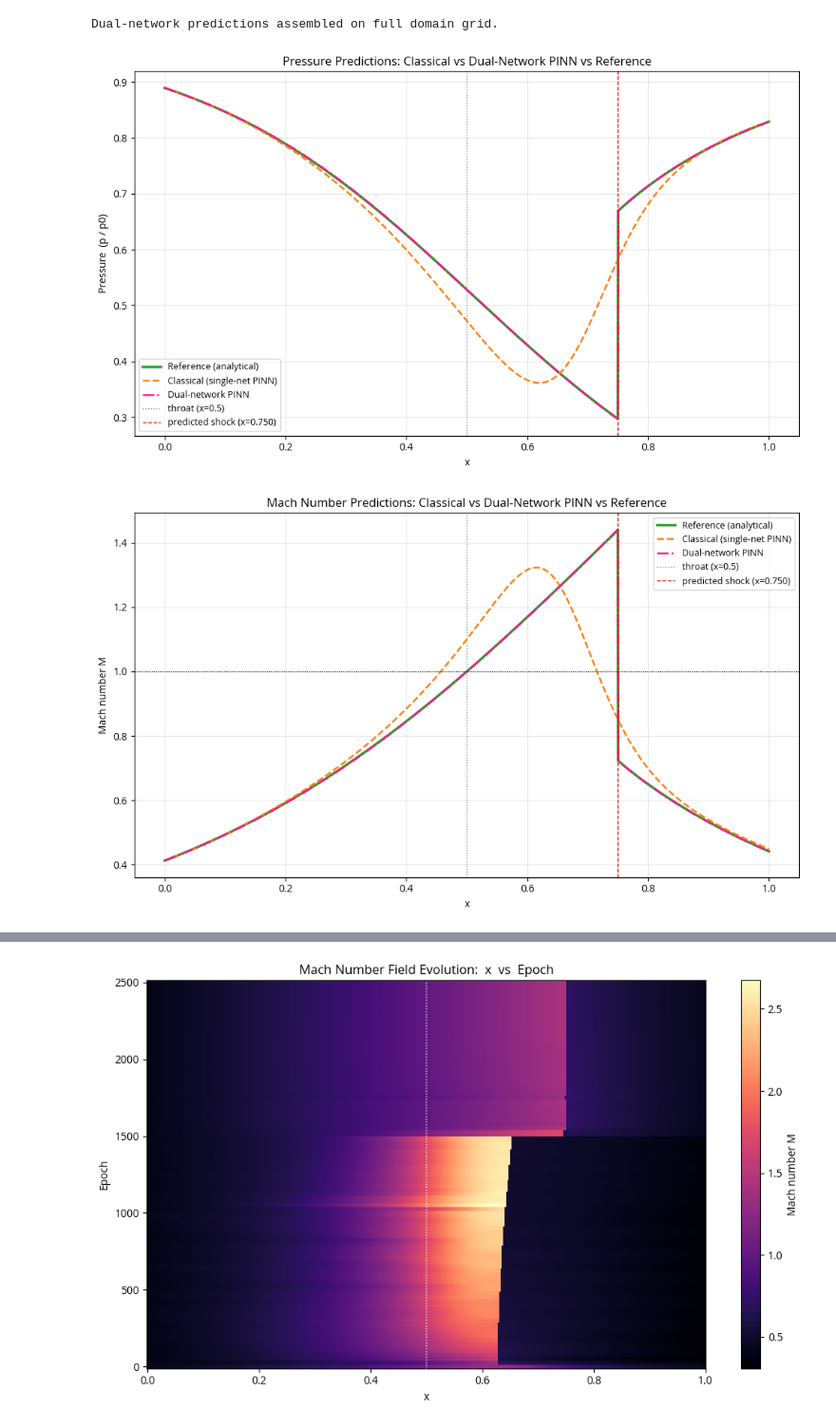
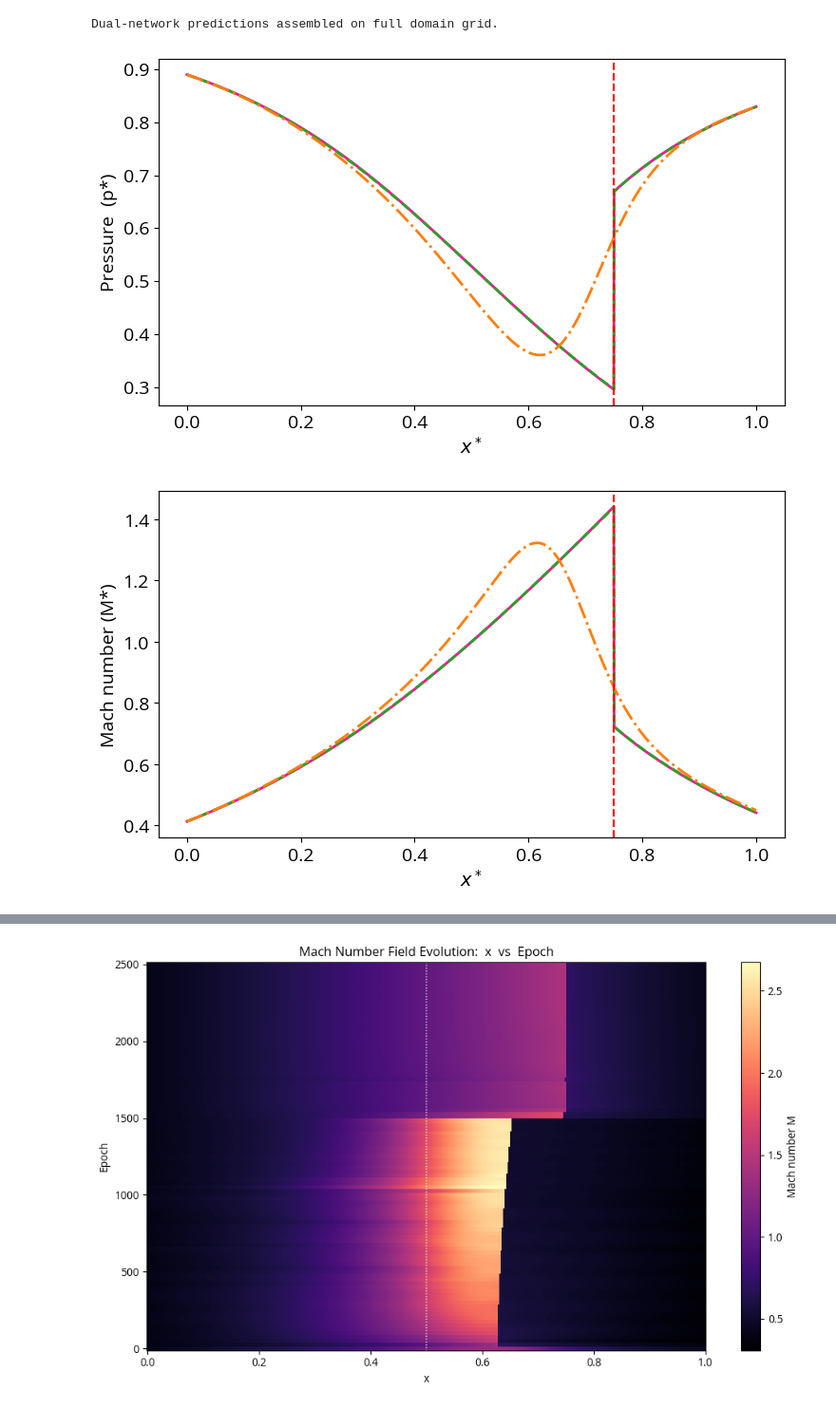
Before and after one commit to Lofty-Brambles/qsnippets, a Jupyter notebook: napc/unsteady_fb_add_pinn.ipynb, the cells around one changed output, grey strips where cells are left out. Shown at 95% size. Cells and saved outputs as stored; diff of their text form; code cells hidden in the pictures.

```diff
--- a/napc/unsteady_fb_add_pinn.ipynb
+++ b/napc/unsteady_fb_add_pinn.ipynb
@@ -1358,44 +1369,52 @@ print("Dual-network predictions assembled on full domain grid.")
 Dual-network predictions assembled on full domain grid.
 # %%
 # ── Pressure predictions: classical vs dual-network vs reference ──────────
-fig, ax = plt.subplots(figsize=(10, 6))
+# green - analytical
+# orange - classical (single-net)
+# deeppink - dual-network
+# red dashed - predicted shock location
+fig, ax = plt.subplots(figsize=(7.5, 4.5))
 
-ax.plot(x_eval_np, analytic.P, color="tab:green", lw=2.5, label="Reference (analytical)")
-ax.plot(x_eval_np, classical_P, color="tab:orange", lw=1.8, ls="--", label="Classical (single-net PINN)")
-ax.plot(x_eval_np, dual_P, color="deeppink", lw=1.8, ls="-.", label="Dual-network PINN")
+ax.plot(x_eval_np, dual_P, color="deeppink", lw=2, label="Dual-network PINN")
+ax.plot(x_eval_np, analytic.P, color="tab:green", lw=2, ls="--", label="Reference (analytical)")
+ax.plot(x_eval_np, classical_P, color="tab:orange", lw=2, ls="-.", label="Classical (single-net PINN)")
 
-ax.axvline(X_THROAT, color="gray", ls=":", lw=1, label=f"throat (x={X_THROAT})")
-ax.axvline(final_shock_loc, color="red", ls="--", lw=1, label=f"predicted shock (x={final_shock_loc:.3f})")
+ax.axvline(final_shock_loc, color="red", ls="--", lw=1.5, label=f"predicted shock (x={final_shock_loc:.3f})")
 
-ax.set_xlabel("x")
-ax.set_ylabel("Pressure  (p / p0)")
-ax.set_title("Pressure Predictions: Classical vs Dual-Network PINN vs Reference")
-ax.legend(loc="best", fontsize=9)
-ax.grid(True, alpha=0.3)
+ax.set_xlabel("$x^*$", fontsize=14)
+ax.set_ylabel("Pressure  (p*)", fontsize=14)
+# ax.legend(loc="best", fontsize=9)
+ax.tick_params(axis="x", labelsize=14)
+ax.tick_params(axis="y", labelsize=14)
 
 plt.tight_layout()
+plt.savefig("saved_figures/cd_nozzle_dual_net_pressure_predictions.svg", bbox_inches="tight")
 plt.show()
 # %% [output]
-[figure, old version]
+[figure, new version]
 # %%
 # ── Mach number predictions: classical vs dual-network vs reference ───────
-fig, ax = plt.subplots(figsize=(10, 6))
+# green - analytical
+# orange - classical (single-net)
+# deeppink - dual-network
+# red dashed - predicted shock location
 
-ax.plot(x_eval_np, analytic.M, color="tab:green", lw=2.5, label="Reference (analytical)")
-ax.plot(x_eval_np, classical_M, color="tab:orange", lw=1.8, ls="--", label="Classical (single-net PINN)")
-ax.plot(x_eval_np, dual_M, color="deeppink", lw=1.8, ls="-.", label="Dual-network PINN")
+fig, ax = plt.subplots(figsize=(7.5, 4.5))
 
-ax.axvline(X_THROAT, color="gray", ls=":", lw=1, label=f"throat (x={X_THROAT})")
-ax.axvline(final_shock_loc, color="red", ls="--", lw=1, label=f"predicted shock (x={final_shock_loc:.3f})")
-ax.axhline(1.0, color="black", ls=":", lw=0.8)
+ax.plot(x_eval_np, dual_M, color="deeppink", lw=2, label="Dual-network PINN")
+ax.plot(x_eval_np, analytic.M, color="tab:green", lw=2, ls="--", label="Reference (analytical)")
+ax.plot(x_eval_np, classical_M, color="tab:orange", lw=2, ls="-.", label="Classical (single-net PINN)")
 
-ax.set_xlabel("x")
-ax.set_ylabel("Mach number M")
-ax.set_title("Mach Number Predictions: Classical vs Dual-Network PINN vs Reference")
-ax.legend(loc="best", fontsize=9)
-ax.grid(True, alpha=0.3)
+ax.axvline(final_shock_loc, color="red", ls="--", lw=1.5, label=f"predicted shock (x={final_shock_loc:.3f})")
+
+ax.set_xlabel("$x^*$", fontsize=14)
+ax.set_ylabel("Mach number (M*)", fontsize=14)
+# ax.legend(loc="best", fontsize=9)
+ax.tick_params(axis="x", labelsize=14)
+ax.tick_params(axis="y", labelsize=14)
 
 plt.tight_layout()
+plt.savefig("saved_figures/cd_nozzle_dual_net_mach_predictions.svg", bbox_inches="tight")
 plt.show()
 # %% [output]
-[figure, old version]
+[figure, new version]
```
Also changed, not shown: parts of 5 cells of this notebook, 10 other files.
